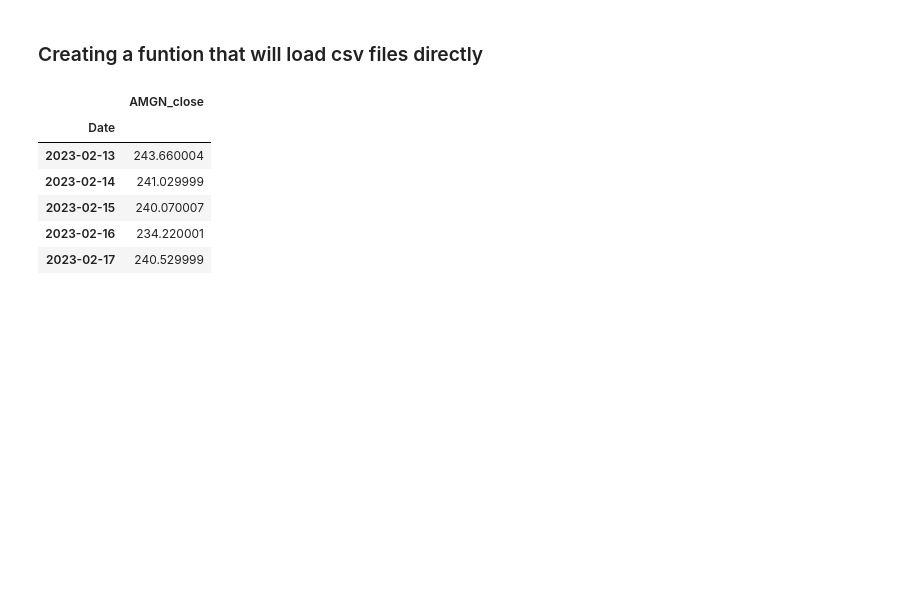
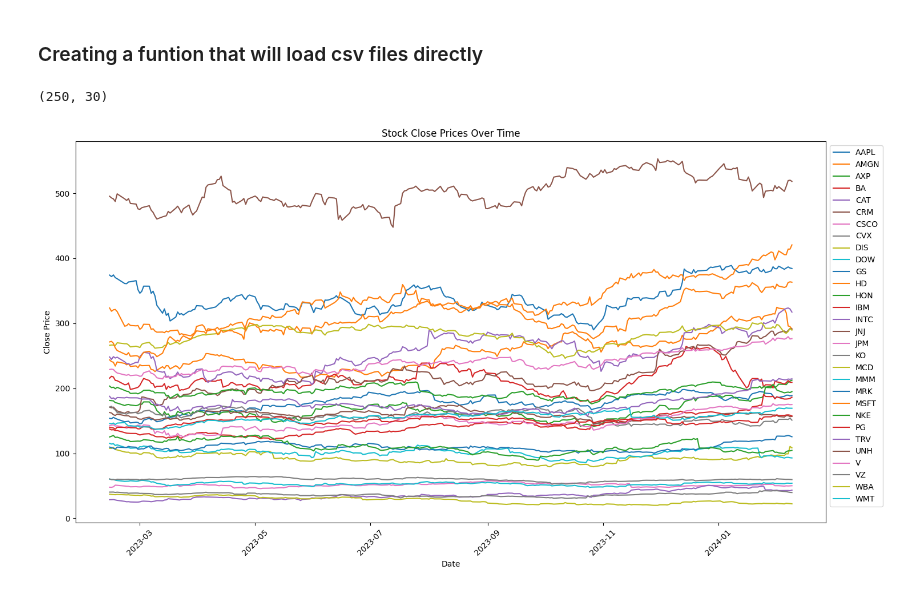
Before and after one commit to idriskhattak/EDA-on-Stocks, a Jupyter notebook: Merging_Data.ipynb, the cells around one changed output. Cells and saved outputs as stored; diff of their text form; code cells hidden in the pictures; blank space fills up the shorter version.

Commit message:
added more visulzation to the data

```diff
--- a/Merging_Data.ipynb
+++ b/Merging_Data.ipynb
@@ -21,13 +21,32 @@ for name in file_names:
 
 # Daata is a dictionary where keys are file names and values are processed DataFrames
 # We can access each DataFrame using its file name as the key, e.g., data['AAPL']
-# %%
-AMGN.head()
-# %% [output]
-|  | AMGN_close |
-| Date |  |
-| 2023-02-13 | 243.660004 |
-| 2023-02-14 | 241.029999 |
-| 2023-02-15 | 240.070007 |
-| 2023-02-16 | 234.220001 |
-| 2023-02-17 | 240.529999 |
+# %%
+merged_data = pd.concat(data.values(), axis=1)
+# %%
+merged_data.shape
+# %% [output]
+(250, 30)
+# %%
+import matplotlib.pyplot as plt
+
+# Create a larger figure
+plt.figure(figsize=(15, 8))
+
+# Plot each stock's 'Close' price
+for column in merged_data.columns:
+    if column.endswith('_close'):  # Check if column represents 'Close' price
+        plt.plot(merged_data.index, merged_data[column], label=column[:-6])  # Plot 'Close' price removing '_close' suffix
+
+# Add labels and title
+plt.xlabel('Date')
+plt.ylabel('Close Price')
+plt.title('Stock Close Prices Over Time')
+plt.legend(loc='upper left', bbox_to_anchor=(1,1))  # Add legend outside plot
+
+# Show plot
+plt.xticks(rotation=45)  # Rotate x-axis labels for better readability
+plt.tight_layout()  # Adjust layout to prevent clipping of labels
+plt.show()
+# %% [output]
+[figure, added]
```
Also changed, not shown: parts of 2 cells of this notebook, 7 other files.
